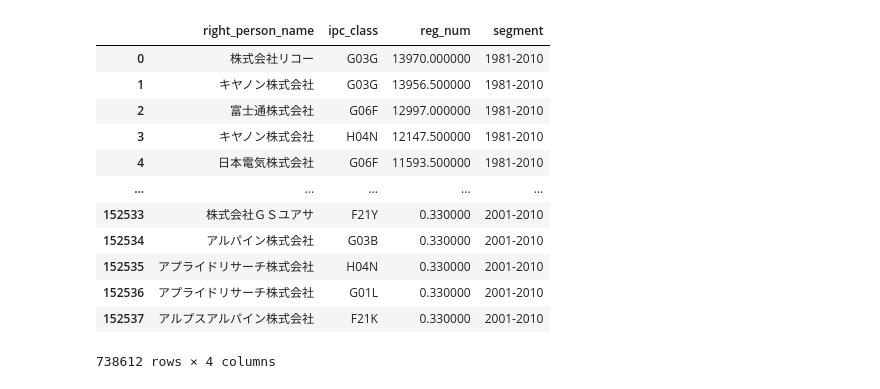
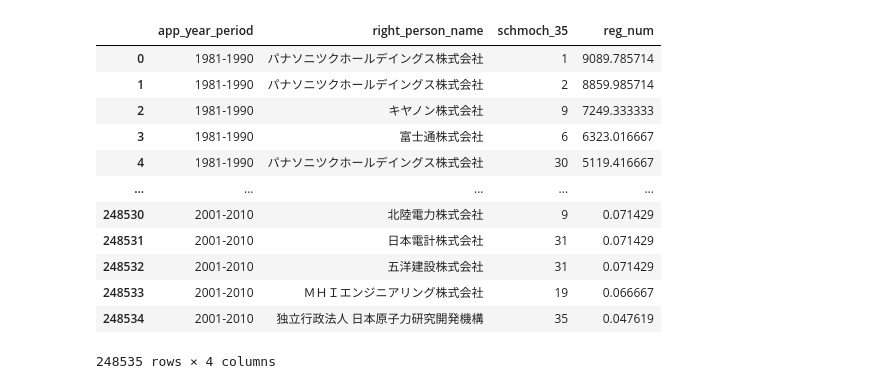
Before and after one commit to RintaroKARASHIMA/KCIinJapaneseFirms, a Jupyter notebook: notebooks/3_analysis/1_Aggregate.ipynb, the cells around one changed output. Drawn from its saved outputs; the diff is of its cells as text; code cells hidden in the pictures.

```diff
--- a/notebooks/3_analysis/1_Aggregate.ipynb
+++ b/notebooks/3_analysis/1_Aggregate.ipynb
@@ -6,7 +6,7 @@ sys.path.append('../../src')
 from ecomplexity import ecomplexity
 
 # 小数点以下 桁数 6
-pd.options.display.float_format = '{:.6f}'.format
+pd.options.display.float_format = '{:.3f}'.format
 # %%
 import initial_condition
 from analysis import weight
@@ -69,34 +56,0 @@ def extract_top(reg_num_df: pd.DataFrame,
-# %%
-# 全体
-if class_weight == 'fraction':
-    all_reg_num_df = weight.by_classification(all_df)
-else:
-    all_reg_num_df = all_df.groupby(['right_person_name', 'ipc_class'])[['reg_num']].nunique().reset_index(drop=False)
-all_reg_num_df['segment'] = f'{year_start}-{year_end}'
-
-
-# 期間ごと
-sep_year_reg_num_df_dict = {}
-sep_year_reg_num_top_p_df_dict = {}
-for period, sep_year_df in sep_year_df_dict.items():
-    if weight == 'fraction':
-        sep_year_reg_num_df_dict[period] = weight_by_ipc(sep_year_df)
-    else:
-        all_reg_num_df = sep_year_df.groupby(['right_person_name', 'ipc_class'])[['reg_num']].nunique().reset_index(drop=False)
-    sep_year_reg_num_df_dict[period]['segment'] = period
-# %%
-pd.concat([all_reg_num_df] + list(sep_year_reg_num_df_dict.values()), axis='index')
-# %% [output]
-|  | right_person_name | ipc_class | reg_num | segment |
-| 0 | 株式会社リコー | G03G | 13970.000000 | 1981-2010 |
-| 1 | キヤノン株式会社 | G03G | 13956.500000 | 1981-2010 |
-| 2 | 富士通株式会社 | G06F | 12997.000000 | 1981-2010 |
-| 3 | キヤノン株式会社 | H04N | 12147.500000 | 1981-2010 |
-| 4 | 日本電気株式会社 | G06F | 11593.500000 | 1981-2010 |
-| ... | ... | ... | ... | ... |
-| 152533 | 株式会社ＧＳユアサ | F21Y | 0.330000 | 2001-2010 |
-| 152534 | アルパイン株式会社 | G03B | 0.330000 | 2001-2010 |
-| 152535 | アプライドリサーチ株式会社 | H04N | 0.330000 | 2001-2010 |
-| 152536 | アプライドリサーチ株式会社 | G01L | 0.330000 | 2001-2010 |
-| 152537 | アルプスアルパイン株式会社 | F21K | 0.330000 | 2001-2010 |
-738612 rows × 4 columns
@@ -133,0 +95,29 @@ def add_schmoch(df: pd.DataFrame):
+# %%
+all_reg_num_df = all_df.copy()
+all_reg_num_df['reg_num'] = 1 / all_reg_num_df['class_weight'] / all_reg_num_df['applicant_weight']
+all_reg_num_df = all_reg_num_df.groupby([f'{ar}_{year_style}_period', 'right_person_name', classification])[['reg_num']]\
+                               .sum().reset_index(drop=False)\
+                               .sort_values(['reg_num'], ascending=[False])
+sep_year_reg_num_df_dict = sep_year_df_dict.copy()
+for period, sep_year_reg_num_df in sep_year_reg_num_df_dict.items():
+    sep_year_reg_num_df['reg_num'] = 1 / sep_year_reg_num_df['class_weight'] / sep_year_reg_num_df['applicant_weight']
+    sep_year_reg_num_df = sep_year_reg_num_df.groupby([f'{ar}_{year_style}_period', 'right_person_name', classification])[['reg_num']]\
+                                             .sum().reset_index(drop=False)\
+                                             .sort_values(['reg_num'], ascending=[False])
+    sep_year_reg_num_df_dict[period] = sep_year_reg_num_df
+sep_year_reg_num_df = pd.concat([sep_year_reg_num_df for sep_year_reg_num_df in sep_year_reg_num_df_dict.values()], axis='index', ignore_index=True)
+sep_year_reg_num_df
+# %% [output]
+|  | app_year_period | right_person_name | schmoch_35 | reg_num |
+| 0 | 1981-1990 | パナソニツクホールデイングス株式会社 | 1 | 9089.785714 |
+| 1 | 1981-1990 | パナソニツクホールデイングス株式会社 | 2 | 8859.985714 |
+| 2 | 1981-1990 | キヤノン株式会社 | 9 | 7249.333333 |
+| 3 | 1981-1990 | 富士通株式会社 | 6 | 6323.016667 |
+| 4 | 1981-1990 | パナソニツクホールデイングス株式会社 | 30 | 5119.416667 |
+| ... | ... | ... | ... | ... |
+| 248530 | 2001-2010 | 北陸電力株式会社 | 9 | 0.071429 |
+| 248531 | 2001-2010 | 日本電計株式会社 | 31 | 0.071429 |
+| 248532 | 2001-2010 | 五洋建設株式会社 | 31 | 0.071429 |
+| 248533 | 2001-2010 | ＭＨＩエンジニアリング株式会社 | 19 | 0.066667 |
+| 248534 | 2001-2010 | 独立行政法人 日本原子力研究開発機構 | 35 | 0.047619 |
+248535 rows × 4 columns
```
Also changed, not shown: parts of 10 cells of this notebook, 7 other files.
